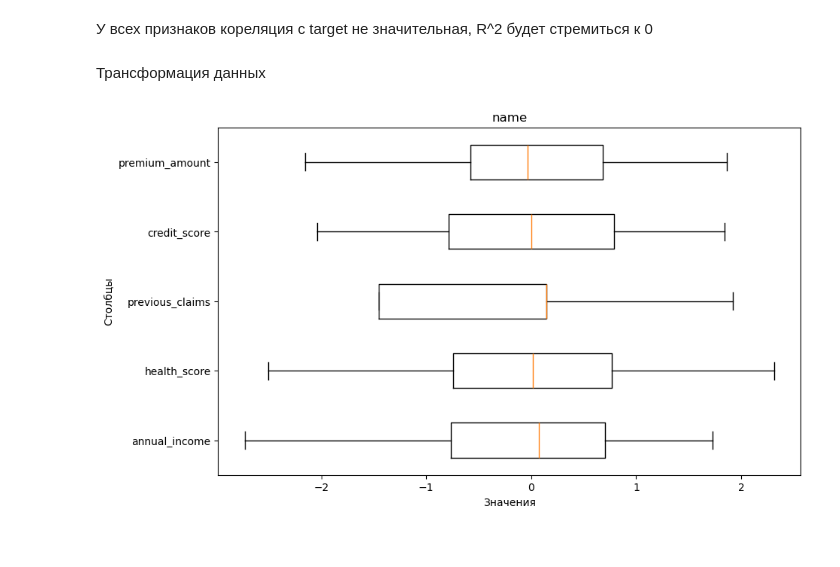
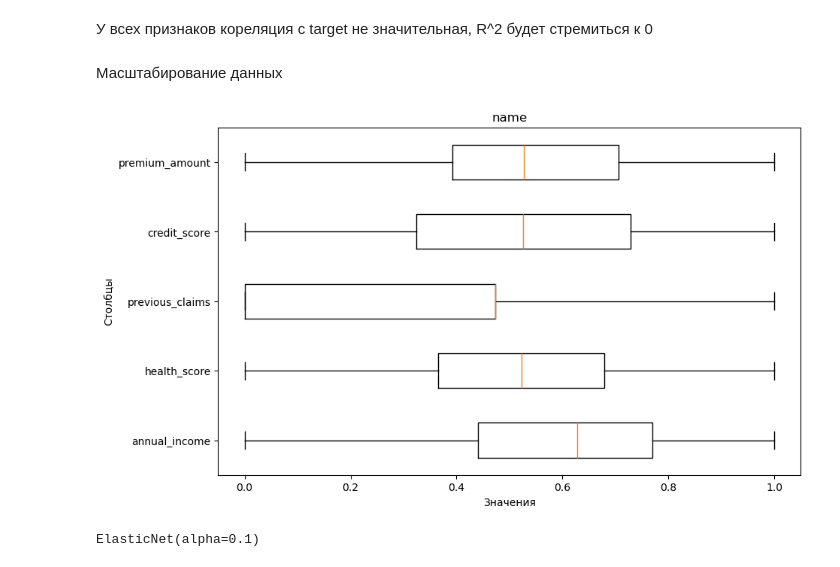
Before and after one commit to aquarapax/ML_regularization, a Jupyter notebook: regularization_note.ipynb, the cells around one changed output. Saved outputs shown, nothing was run; the diff lists cells and outputs as text; code cells hidden in the pictures.

```diff
--- a/poly_note.ipynb
+++ b/regularization_note.ipynb
@@ -268,24 +265,24 @@ Name: premium_amount, dtype: float64
 # Выбранные поля для обучения:
 df = df[['annual_income', 'health_score', 'previous_claims', 'credit_score','premium_amount']]
 # %% [markdown]
-Трансформация данных
+Масштабирование данных
 # %%
 from sklearn.preprocessing import PowerTransformer
 power_transformer = PowerTransformer(method='yeo-johnson', standardize=True)
 
 # Применение трансформации к числовым признакам
 # Выбираем только числовые столбцы для масштабирования
 numeric_columns = df.select_dtypes(include=['float64', 'int64']).columns
 df[numeric_columns] = power_transformer.fit_transform(df[numeric_columns])
 
-# # Масштабирование с помощью MinMaxScaler
-# minmax_scaler = MinMaxScaler()
-# scaled_data_minmax = minmax_scaler.fit_transform(df)
-# df_minmax_scaled = pd.DataFrame(scaled_data_minmax, columns=df.columns)
-# df = df_minmax_scaled
+# Масштабирование с помощью MinMaxScaler
+minmax_scaler = MinMaxScaler()
+scaled_data_minmax = minmax_scaler.fit_transform(df)
+df_minmax_scaled = pd.DataFrame(scaled_data_minmax, columns=df.columns)
+df = df_minmax_scaled
 get_boxplot(df,'name').show()
 # %% [output]
-[figure, old version]
+[figure, new version]
 # %%
 # Разделение данных на признаки (X) и целевую переменную (y)
 X = df[['annual_income', 'health_score', 'previous_claims', 'credit_score' ]]
@@ -312 +297,8 @@ y_pred_poly = poly_model.predict(X_test)
+# %%
+# Обучение моделей
+ridge.fit(X_train, y_train)
+lasso.fit(X_train, y_train)
+elastic_net.fit(X_train, y_train)
+# %% [output]
+ElasticNet(alpha=0.1)
 # %%
```
Also changed, not shown: parts of 18 cells of this notebook, 1 other file.
